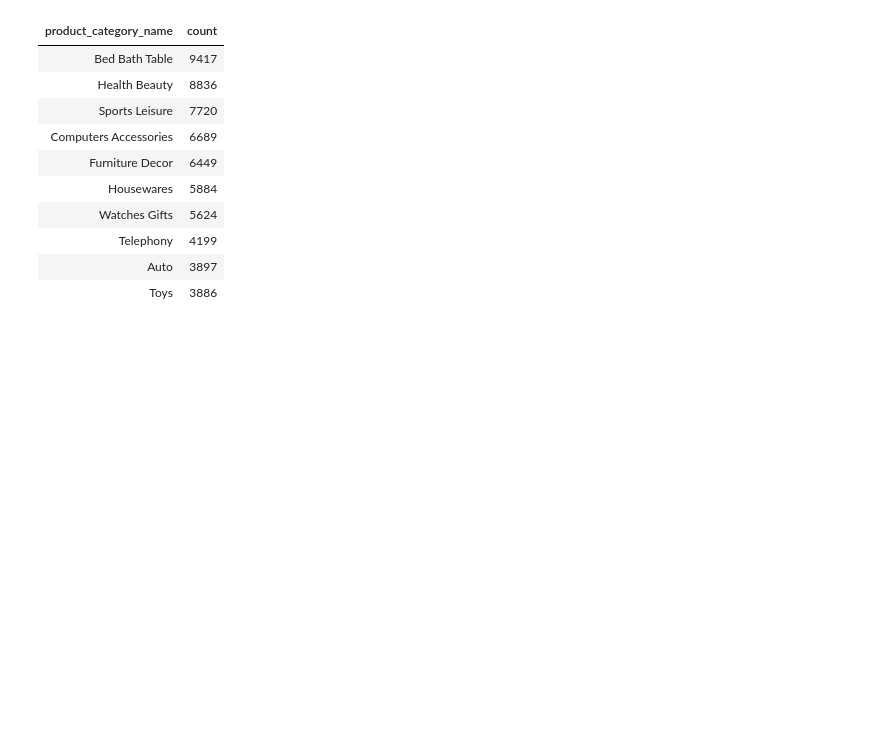
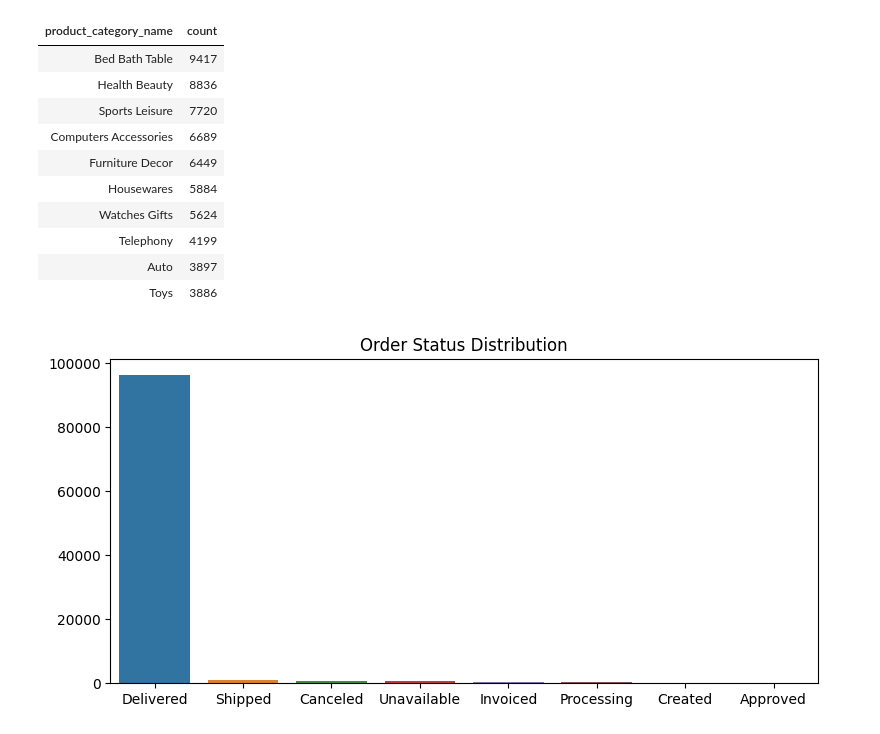
Before and after one commit to ebernardino01/DataAnalystPortfolio, a Jupyter notebook: Olist/Olist_Data_Analysis_Notebook.ipynb, the cells around one changed output. Cells and saved outputs as stored; diff of their text form; code cells hidden in the pictures; blank space fills up the shorter version.

```diff
--- a/Olist/Olist_Data_Analysis_Notebook.ipynb
+++ b/Olist/Olist_Data_Analysis_Notebook.ipynb
@@ -612,3 +621,37 @@ product_category_counts.head(10).style.hide(axis='index')
 | Telephony | 4199 |
 | Auto | 3897 |
 | Toys | 3886 |
+# %%
+# Get order status distribution
+order_status_counts = \
+    df_ord_item_cust_sell_prod.groupby(
+        ['order_status']
+    )['order_id'].nunique().reset_index()
+
+order_status_counts.rename(
+    columns={
+        'order_id': 'count',
+    },
+    inplace=True
+)
+order_status_counts.sort_values(
+    ['count'],
+    ascending=False,
+    inplace=True
+)
+
+# Generate bar plot
+fig, ax = plt.subplots(figsize = (8, 4))
+sns.barplot(
+    data=order_status_counts,
+    x='order_status',
+    y='count',
+    ax=ax
+)
+ax.set_title('Order Status Distribution')
+ax.set_xlabel('')
+ax.set_ylabel('')
+plt.tight_layout()
+plt.show()
+# %% [output]
+[figure, added]
```
Also changed, not shown: parts of 19 cells of this notebook.
